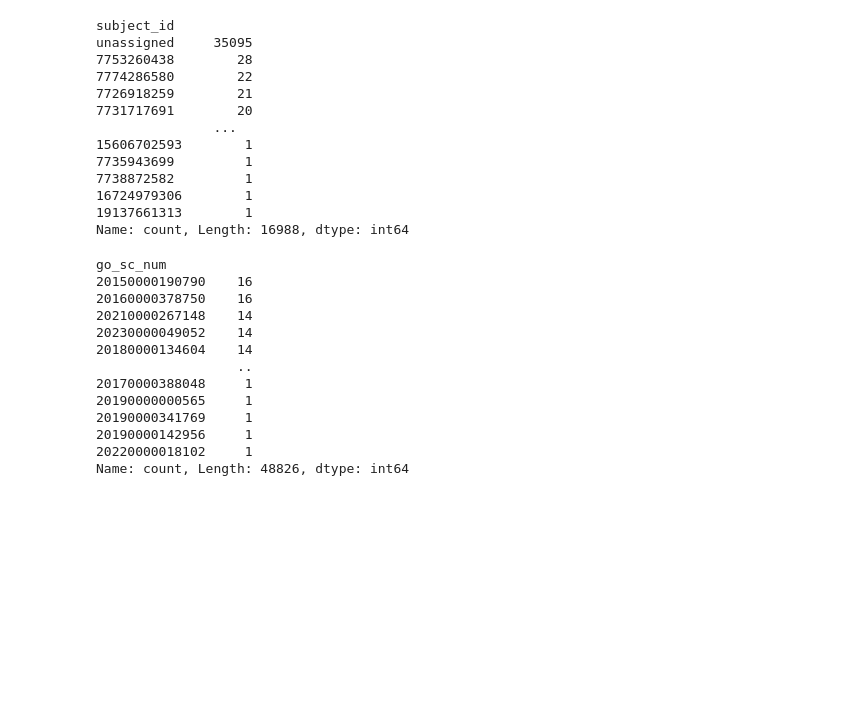
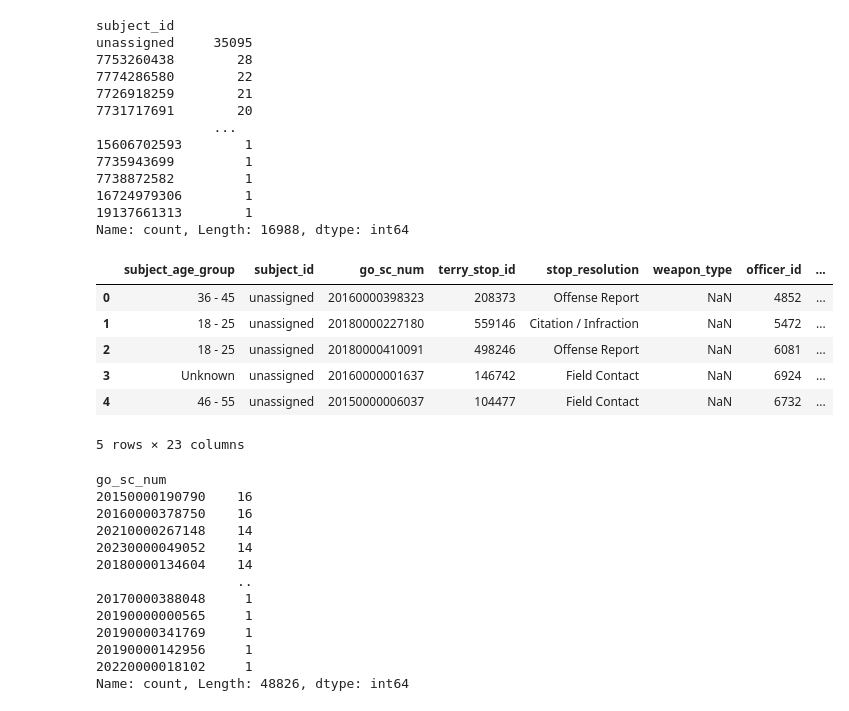
Before and after one commit to ShamlaA/Terry-Traffic-Stops-Prediction-for-Racial-Bias, a Jupyter notebook: Preprocess.ipynb, the cells around one changed output. Cells and saved outputs as stored; diff of their text form; code cells hidden in the pictures; blank space fills up the shorter version.

Commit message:
revised the duplicate subject id checker code

```diff
--- a/Preprocess.ipynb
+++ b/Preprocess.ipynb
@@ -346,24 +321,2 @@ ids
 # %% [markdown]
 These incidents happen to have different stop ids, dates, officer ids etc. This assures us that they are separate incidents and shouldn't affect our model. However we still need to identify if our dataset contains repeat offenders(people who have been stopped numerous times).
-# %%
-# Checking for repeat offenders
-df_copy['repeat_offenders'] = np.nan
-for i in range(len(df_copy['subject_id'])):
-    """"
-    Check if the subject_id is greater than 1 (indicating a repeat offender)
-    If so, assign 'Yes' to the repeat_offenders column, else 'No'
-    This will help us to identify if the dataset contains repeat offenders or not.
-    Note: We are assuming that a repeat offender is someone who has been stopped more than once.
-    If you want to define repeat offenders differently, you can modify this condition accordingly.
-    df_copy['repeat_offenders'].iloc[i] = 'Yes' if df_copy['subject_id'].iloc[i] > 1 else 'No'
-    The above condition checks if the subject_id is greater than 1 (indicating a repeat offender)
-    But if you want to check if the subject_id appears more than once in the dataset (not just more than once in the Terry Stop data),
-    you can use the following condition instead:
-    df_copy['repeat_offenders'].iloc[i] = 'Yes' if df_copy['subject_id'].value_counts().loc[df_copy['subject_id'].iloc[i]] > 1 else 'No'
-   """
-    if df_copy['subject_id'].iloc[i] > 1:
-        df_copy['repeat_offenders'].iloc[i] = 'Yes'
-    else:
-        df_copy['repeat_offenders'].iloc[i] = 'No'
-
-df_copy['repeat_offenders'].value_counts()
@@ -374,0 +323,11 @@ Name: count, dtype: int64
+# %%
+# Group by 'subject_id', 'terry_stop_id', and 'officer_id' and count occurrences
+df_copy['count'] = df_copy.groupby(['subject_id', 'terry_stop_id', 'officer_id'])['subject_id'].transform('count')
+
+# Create 'repeat_offenders' column based on count
+df_copy['repeat_offenders'] = df_copy['count'].apply(lambda x: 'Yes' if x > 1 else 'No')
+
+# Drop the 'count' column as it is no longer needed
+df_copy = df_copy.drop(columns=['count'])
+
+df_copy['repeat_offenders'].value_counts()
@@ -390,6 +354,16 @@ unassigned     35095
 16724979306        1
 19137661313        1
 Name: count, Length: 16988, dtype: int64
+# %%
+df_copy.head()
+# %% [output]
+|  | subject_age_group | subject_id | go_sc_num | terry_stop_id | stop_resolution | weapon_type | officer_id | ... |
+| 0 | 36 - 45 | unassigned | 20160000398323 | 208373 | Offense Report | NaN | 4852 | ... |
+| 1 | 18 - 25 | unassigned | 20180000227180 | 559146 | Citation / Infraction | NaN | 5472 | ... |
+| 2 | 18 - 25 | unassigned | 20180000410091 | 498246 | Offense Report | NaN | 6081 | ... |
+| 3 | Unknown | unassigned | 20160000001637 | 146742 | Field Contact | NaN | 6924 | ... |
+| 4 | 46 - 55 | unassigned | 20150000006037 | 104477 | Field Contact | NaN | 6732 | ... |
+5 rows × 23 columns
 # %%
 # Investigating the repeated values in the go_sc_num column
 stops = df_copy[df_copy['go_sc_num'] > 1]
```
Also changed, not shown: parts of 8 cells of this notebook, 1 other file.
